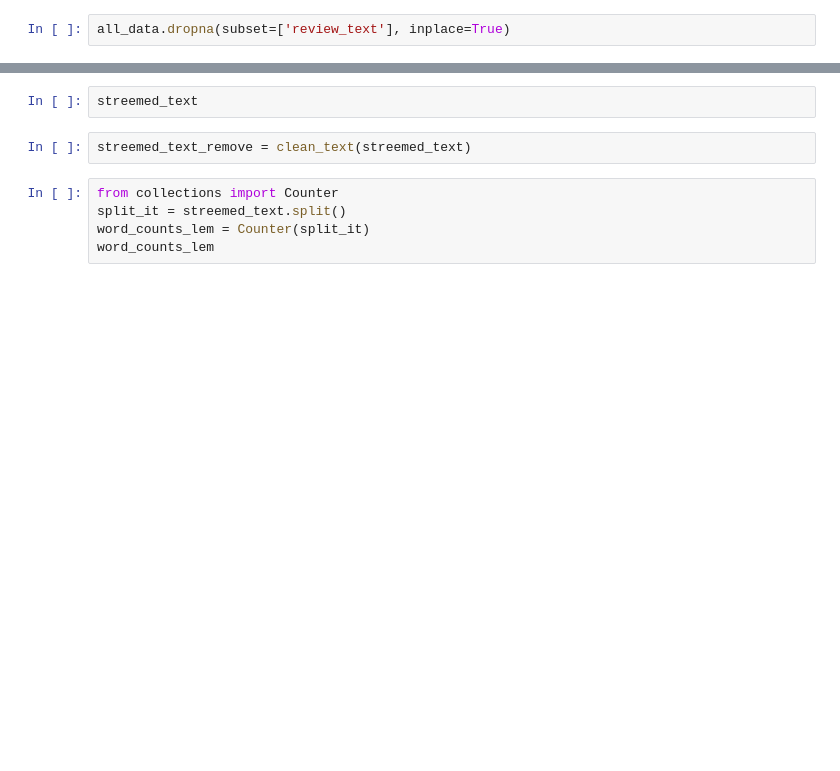
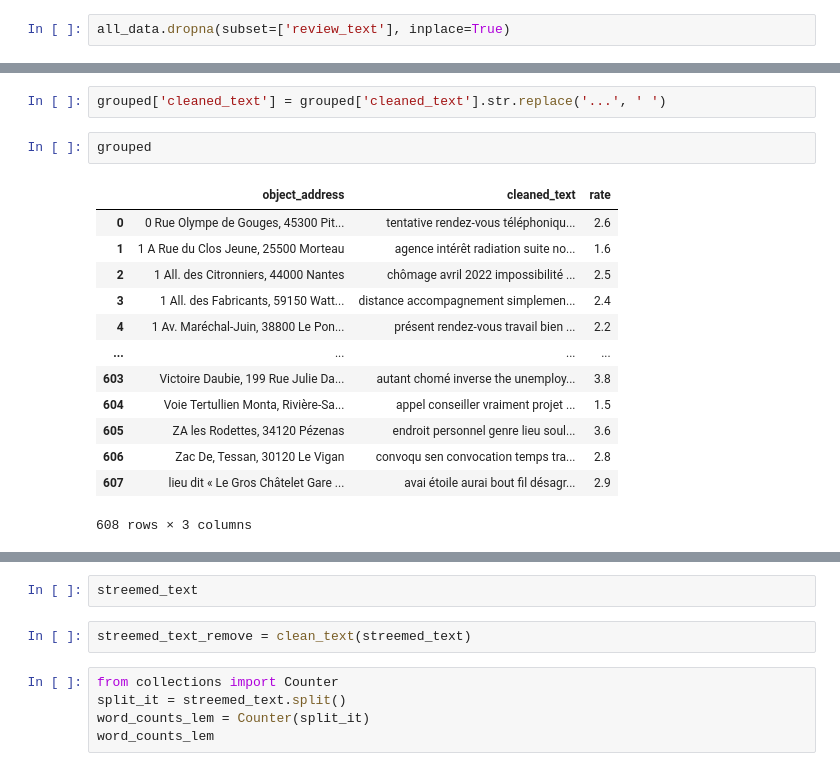
Before and after one commit to projetgouv/scraping, a Jupyter notebook: Cleaning_eda/Data_cleaning.ipynb, the cells around one changed output, grey strips where cells are left out. Saved outputs shown, nothing was run; the diff lists cells and outputs as text; blank space fills up the shorter version.

```diff
--- a/Cleaning_eda/Data_cleaning.ipynb
+++ b/Cleaning_eda/Data_cleaning.ipynb
@@ -106,0 +114,18 @@ joined_text = " ".join(cleaned_sentences)
+# %%
+grouped['cleaned_text'] = grouped['cleaned_text'].str.replace('...', ' ')
+# %%
+grouped
+# %% [output]
+|  | object_address | cleaned_text | rate |
+| 0 | 0 Rue Olympe de Gouges, 45300 Pit... | tentative rendez-vous téléphoniqu... | 2.6 |
+| 1 | 1 A Rue du Clos Jeune, 25500 Morteau | agence intérêt radiation suite no... | 1.6 |
+| 2 | 1 All. des Citronniers, 44000 Nantes | chômage avril 2022 impossibilité ... | 2.5 |
+| 3 | 1 All. des Fabricants, 59150 Watt... | distance accompagnement simplemen... | 2.4 |
+| 4 | 1 Av. Maréchal-Juin, 38800 Le Pon... | présent rendez-vous travail bien ... | 2.2 |
+| ... | ... | ... | ... |
+| 603 | Victoire Daubie, 199 Rue Julie Da... | autant chomé inverse the unemploy... | 3.8 |
+| 604 | Voie Tertullien Monta, Rivière-Sa... | appel conseiller vraiment projet ... | 1.5 |
+| 605 | ZA les Rodettes, 34120 Pézenas | endroit personnel genre lieu soul... | 3.6 |
+| 606 | Zac De, Tessan, 30120 Le Vigan | convoqu sen convocation temps tra... | 2.8 |
+| 607 | lieu dit « Le Gros Châtelet Gare ... | avai étoile aurai bout fil désagr... | 2.9 |
+608 rows × 3 columns
```
Also changed, not shown: parts of 30 cells of this notebook, 1 other file.
